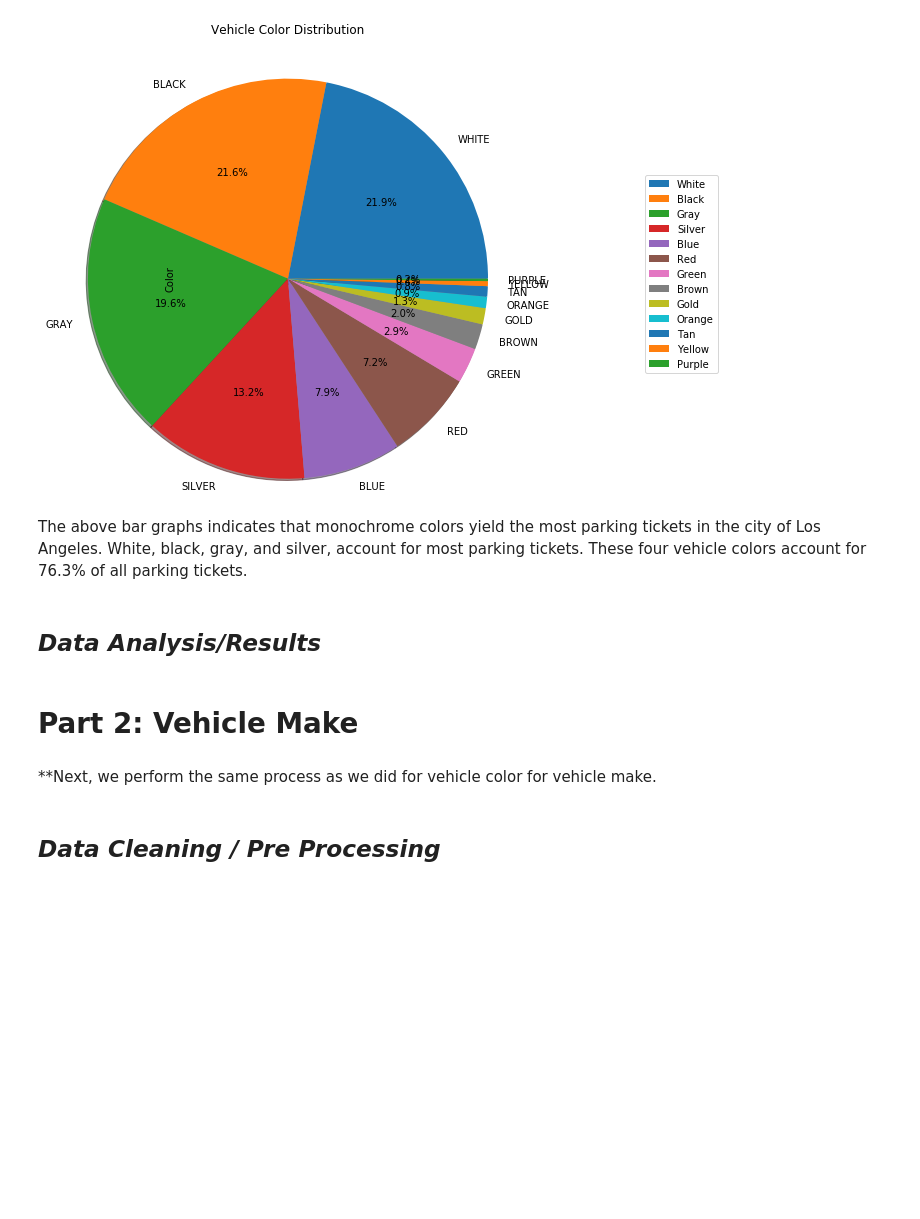
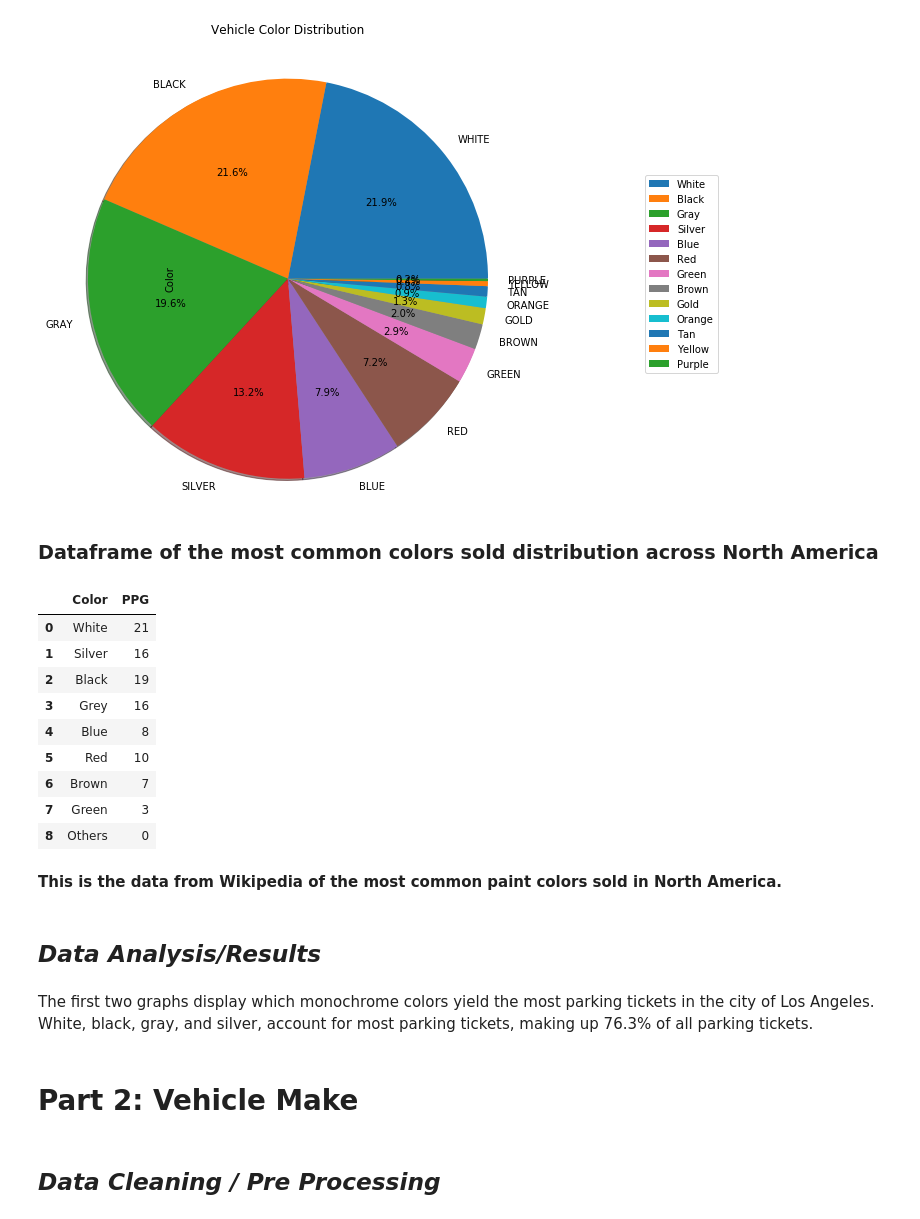
Before and after one commit to johnny-tran/COGS108_Final, a Jupyter notebook: FinalProject.ipynb, the cells around one changed output. Cells and saved outputs as stored; diff of their text form; code cells hidden in the pictures; blank space fills up the shorter version.

Commit message:
added df of most common color distribution in North America, added Data Analysis from Nathan

```diff
--- a/FinalProject.ipynb
+++ b/FinalProject.ipynb
@@ -322,11 +317,30 @@ bb.x1 += xOffset
 leg.set_bbox_to_anchor(bb, transform = color_pie_chart.transAxes)
 # %% [output]
 [figure]
-# %% [markdown]
-The above bar graphs indicates that monochrome colors yield the most parking tickets in the city of Los Angeles. White, black, gray, and silver, account for most parking tickets. These four vehicle colors account for 76.3% of all parking tickets.
+# %% [markdown]
+### Dataframe of the most common colors sold distribution across North America
+# %%
+d['Color'] = ['White', 'Silver', 'Black', 'Grey', 'Blue', 'Red', 'Brown', 'Green', 'Others']
+d['PPG'] = [21, 16, 19, 16, 8, 10, 7, 3, 0]
+my_df = pd.DataFrame(data=d)
+my_df = my_df.set_index('Color')
+d
+# %% [output]
+|  | Color | PPG |
+| 0 | White | 21 |
+| 1 | Silver | 16 |
+| 2 | Black | 19 |
+| 3 | Grey | 16 |
+| 4 | Blue | 8 |
+| 5 | Red | 10 |
+| 6 | Brown | 7 |
+| 7 | Green | 3 |
+| 8 | Others | 0 |
+# %% [markdown]
+**This is the data from Wikipedia of the most common paint colors sold in North America.**
 # %% [markdown]
 ## *Data Analysis/Results*
+# %% [markdown]
+The first two graphs display which monochrome colors yield the most parking tickets in the city of Los Angeles. White, black, gray, and silver, account for most parking tickets, making up 76.3% of all parking tickets.
 # %% [markdown]
 # Part 2: Vehicle Make
-# %% [markdown]
-**Next, we perform the same process as we did for vehicle color for vehicle make.
```
Also changed, not shown: parts of 25 cells of this notebook.
